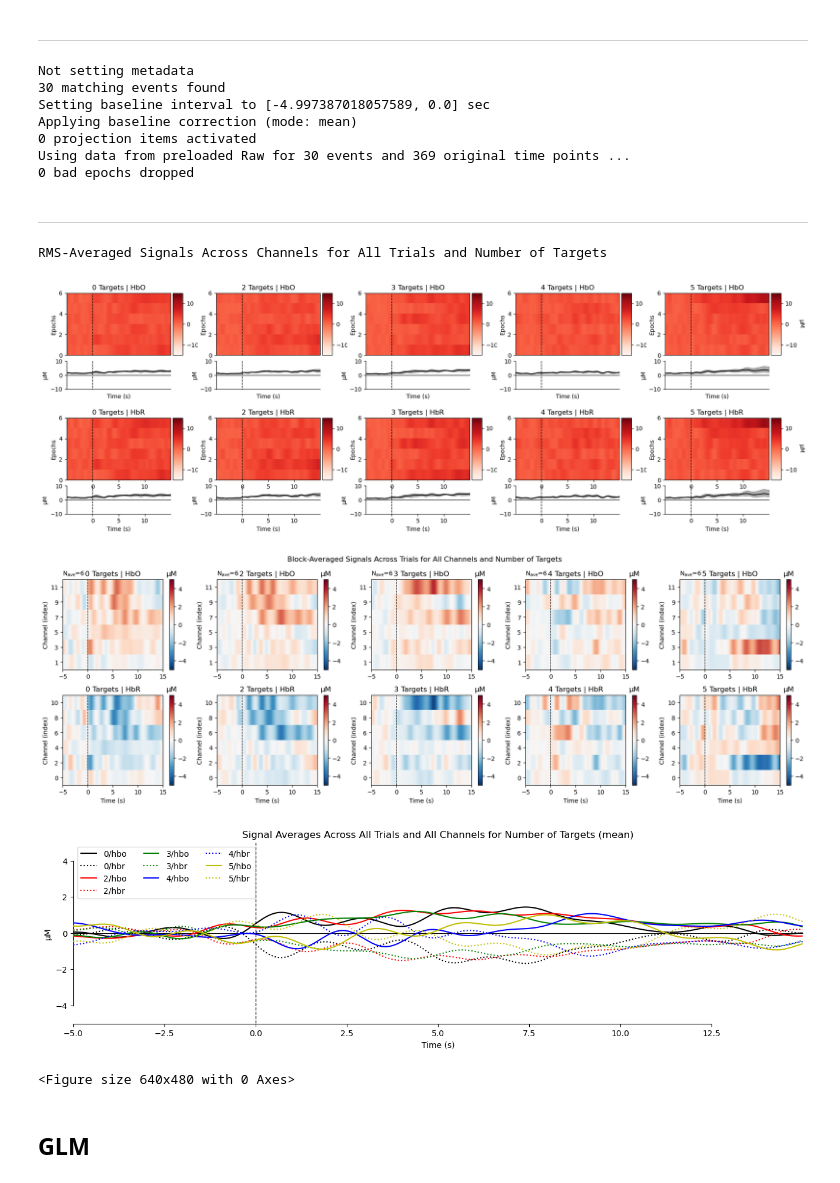
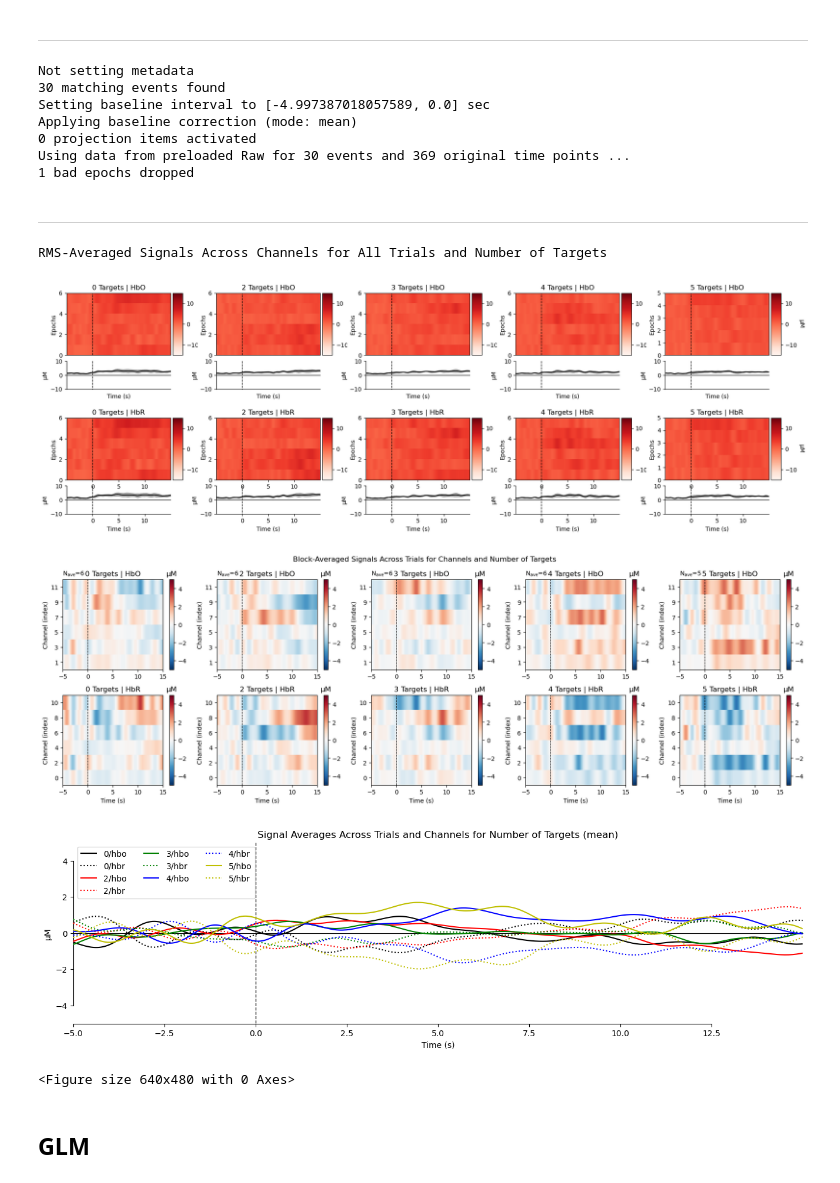
Before and after one commit to pulkitgoyal56/fnirsPy, a Jupyter notebook: main.ipynb, the cells around one changed output. Cells and saved outputs as stored; diff of their text form; code cells hidden in the pictures.

Commit message:
change fNIRS recording start time
It is assumed that the device was started earlier but started logging
data immediately as it receives the start signal.

```diff
--- a/main.ipynb
+++ b/main.ipynb
@@ -440,5 +440,5 @@ T_EXP_START = 0 # -0.1?              # <exp>                         # experimen
 T_EXP_END = T_EXP_START + DUR['exp']                                 # experiment end time, in seconds
 
 # Set recording start and end times
-T_REC_START = 0                                                      # fNIRS recording start time, in seconds
-T_REC_END = data_pd['Time[ms]'].iloc[-1]/1000                        # fNIRS recording end time, in seconds                        # np.ptp(data_pd['Time[ms]'])?
+T_REC_START = -data_pd['Time[ms]'].iloc[0]/1000                      # fNIRS recording start time, in seconds
+T_REC_END = np.ptp(data_pd['Time[ms]'])/1000                         # fNIRS recording end time, in seconds
@@ -532,6 +532,6 @@ raw_intensity.plot_sensors();
 # %%
 raw_intensity.set_annotations(mne.Annotations(
-    onset=(onsets:=T_EXP_START+mat['motion_e']),
+    onset=(onsets:=T_EXP_START + mat['motion_e'] - T_REC_START),
     duration=[DUR['motion']]*len(mat),
     description=mat['num_targets'].astype(int)
 ))
@@ -829,7 +829,7 @@ Setting baseline interval to [-4.997387018057589, 0.0] sec
 Applying baseline correction (mode: mean)
 0 projection items activated
 Using data from preloaded Raw for 30 events and 369 original time points ...
-0 bad epochs dropped
+1 bad epochs dropped
 # %%
 # Block averaging across trials
 # Dictionary with '<num_targets>/<hbo|hbr>' as keys and mne.Evoked object as value
@@ -857,27 +857,27 @@ for subfigs_i, event in zip(subfigs.T, event_dict.keys()):
     ax[0][0].set_title(f'{event} Targets | HbO')
     ax[1][0].set_title(f'{event} Targets | HbR')
 
-fig.suptitle('RMS-Averaged Signals Across Channels for All Trials and Number of Targets')
+fig.suptitle('RMS-Averaged Signals Across Channels for Trials and Number of Targets')
 print('RMS-Averaged Signals Across Channels for All Trials and Number of Targets')
 plt.show()
 # %% [output]
 RMS-Averaged Signals Across Channels for All Trials and Number of Targets
-[figure, old version]
+[figure, new version]
 # %%
 fig, axs = plt.subplots(2, len(event_dict), figsize=(18, 6))
 
 for ax, event in zip(axs.T, event_dict.keys()):
     epochs[event].average().plot_image(axes=ax, clim={'hbo': [-5, 5], 'hbr': [-5, 5]}, show=False)
     ax[0].set_xlabel(None)
     ax[0].set_title(f'{event} Targets | HbO')
     ax[1].set_title(f'{event} Targets | HbR')
     for ax_i in ax:
         ax_i.axvline(0, c='k', ls='--', lw=0.9)
 
-fig.suptitle('Block-Averaged Signals Across Trials for All Channels and Number of Targets')
+fig.suptitle('Block-Averaged Signals Across Trials for Channels and Number of Targets')
 plt.tight_layout()
 # %% [output]
-[figure, old version]
+[figure, new version]
 # %%
 # ERP Plots, averages across channels for number of targets
 ax = plt.figure(figsize=(16, 4)).add_subplot(111)
@@ -887,11 +887,11 @@ mne.viz.plot_compare_evokeds(evoked_dict, combine='mean', ci=0.95, axes=ax,
                              linestyles={'hbo': '-',
                                          'hbr': ':'},
                              ylim={'hbo': [-5, 5]},
-                             title='Signal Averages Across All Trials and All Channels for Number of Targets')
+                             title='Signal Averages Across Trials and Channels for Number of Targets')
 
 plt.tight_layout()
 # %% [output]
-[figure, old version]
+[figure, new version]
 <Figure size 640x480 with 0 Axes>
 # %% [markdown]
 ## GLM
```
Also changed, not shown: parts of 11 cells of this notebook.
